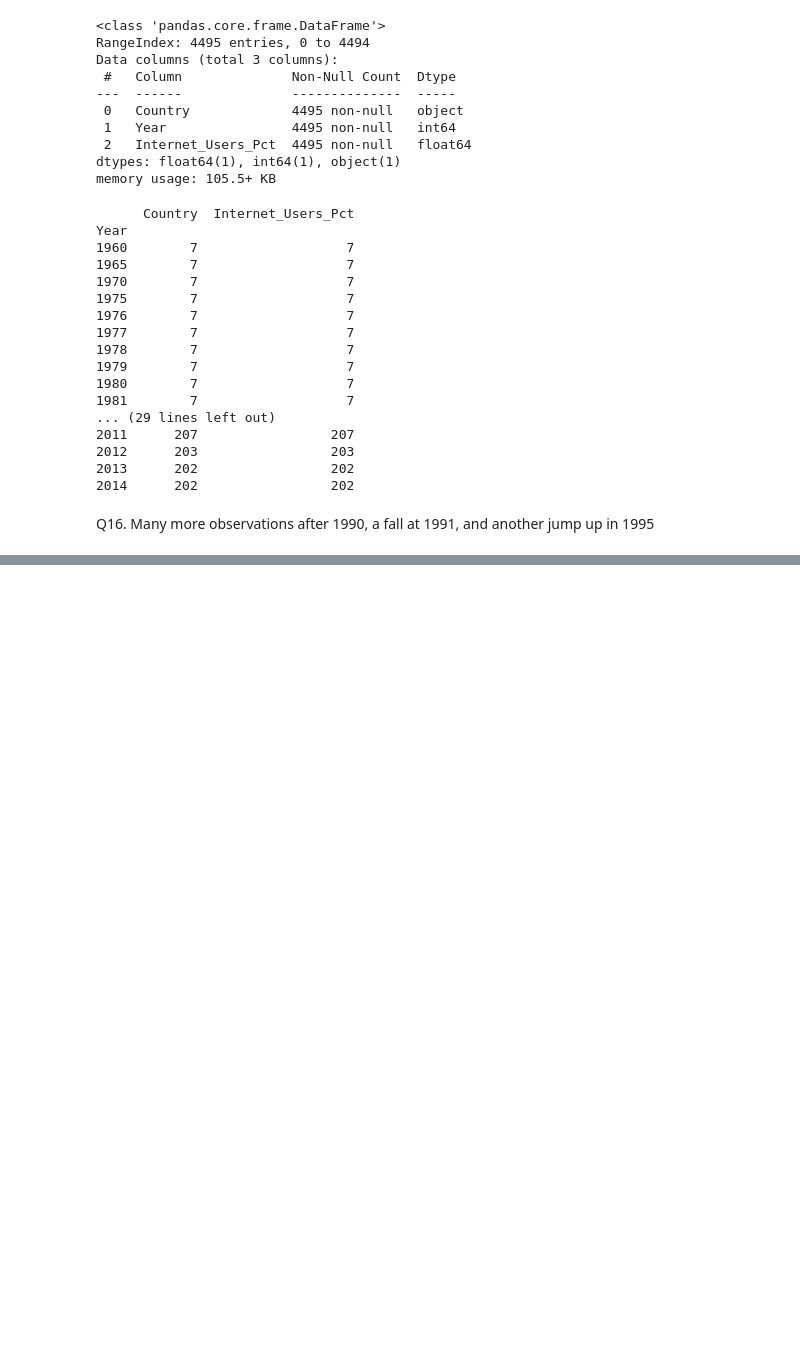
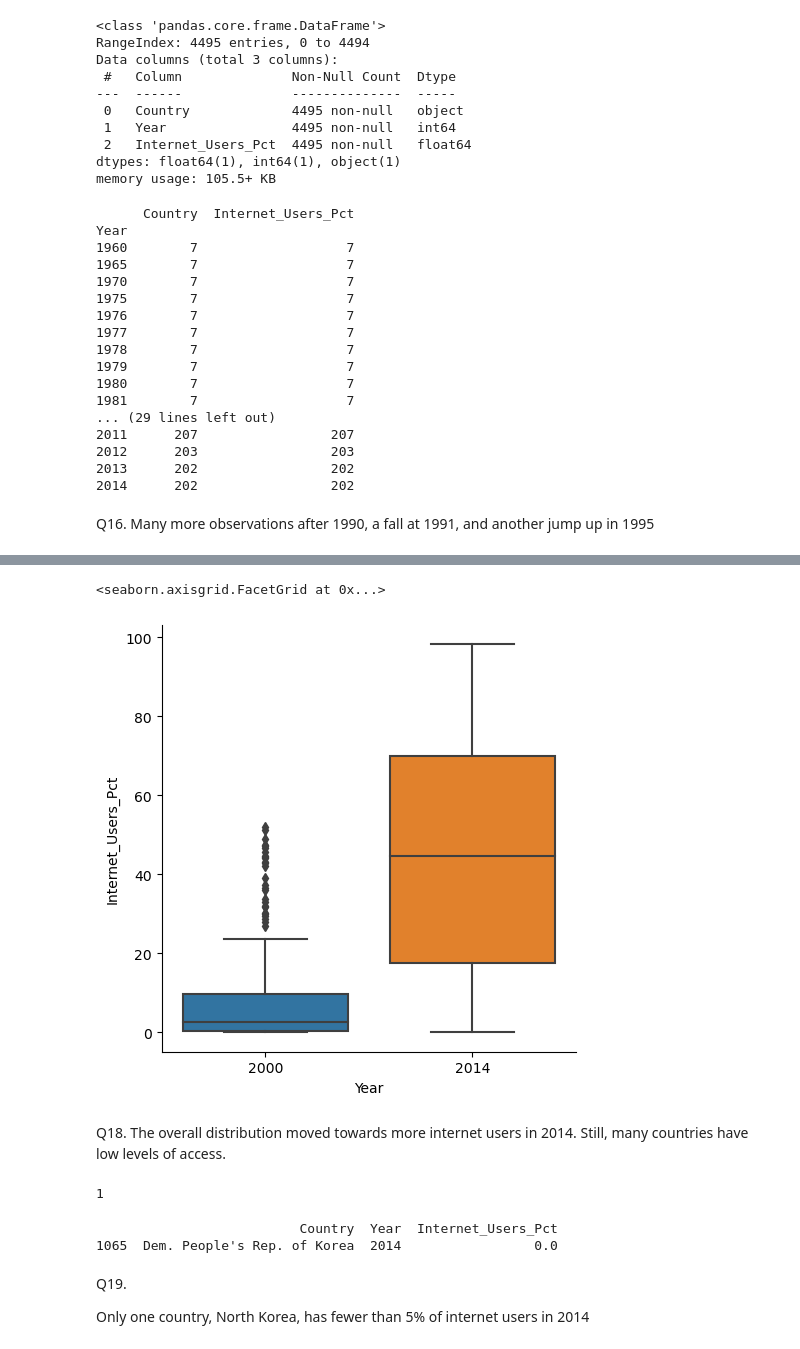
Before and after one commit to NSS-Data-Analytics-Cohort-8/gdp-and-internet-usage-jtbest, a Jupyter notebook: notebooks/un_project.ipynb, the cells around one changed output, grey strips where cells are left out. Cells and saved outputs as stored; diff of their text form; code cells hidden in the pictures; blank space fills up the shorter version.

```diff
--- a/notebooks/un_project.ipynb
+++ b/notebooks/un_project.ipynb
@@ -387,0 +395,24 @@ internet_df.loc[internet_df.groupby(['Year'])['Internet_Users_Pct'].transform('s
+# %%
+cat_df = pd.concat([int_2000, int_2014])
+
+# create boxplot using catplot
+sns.catplot(x='Year', y='Internet_Users_Pct', kind='box', data=cat_df)
+# %% [output]
+<seaborn.axisgrid.FacetGrid at 0x...>
+[figure, added]
+# %% [markdown]
+Q18. The overall distribution moved towards more internet users in 2014. Still, many countries have low levels of access.
+# %%
+below_5 = internet_df[(internet_df['Internet_Users_Pct'] < 0.05)]
+print(len(below_5[(below_5['Year'] == 2014)].index))
+# %% [output]
+1
+# %%
+print(below_5[(below_5['Year'] == 2014)].sort_values(by = 'Year', ascending = False))
+# %% [output]
+                          Country  Year  Internet_Users_Pct
+1065  Dem. People's Rep. of Korea  2014                 0.0
+# %% [markdown]
+Q19.
+
+Only one country, North Korea, has fewer than 5% of internet users in 2014
```
Also changed, not shown: parts of 11 cells of this notebook.
